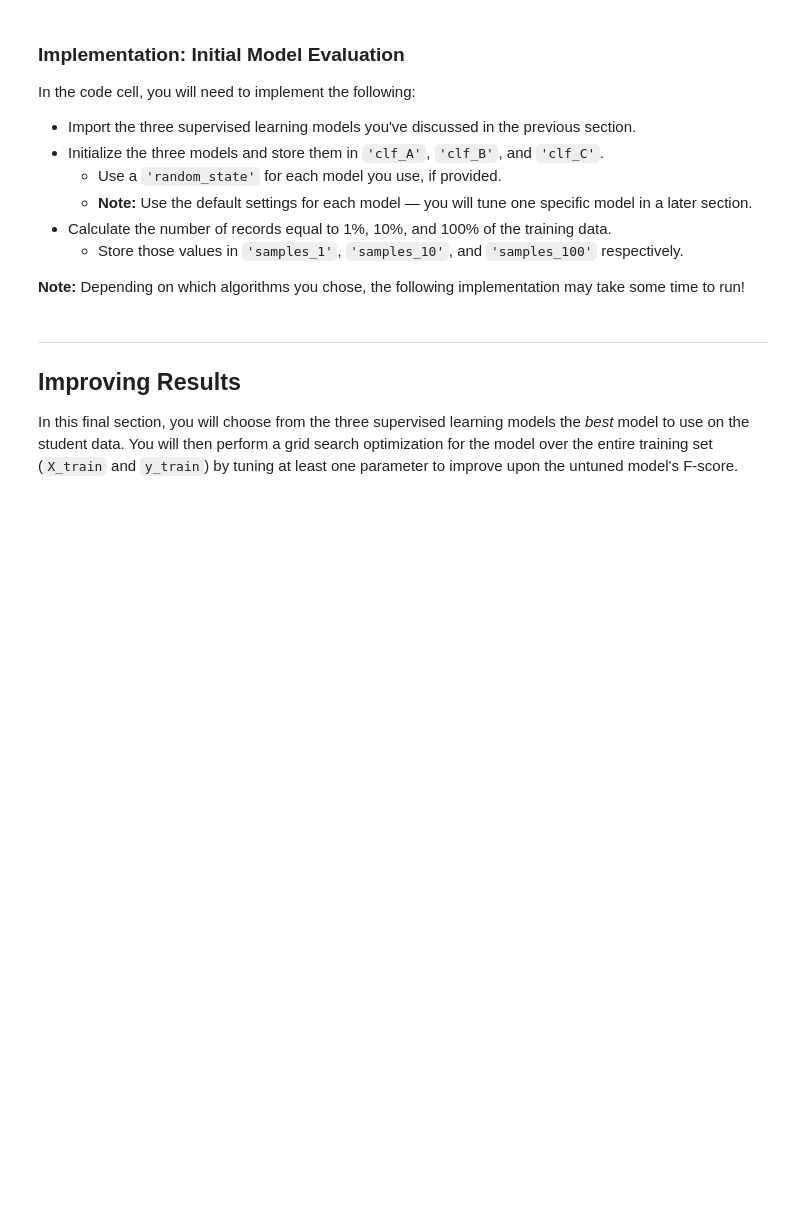
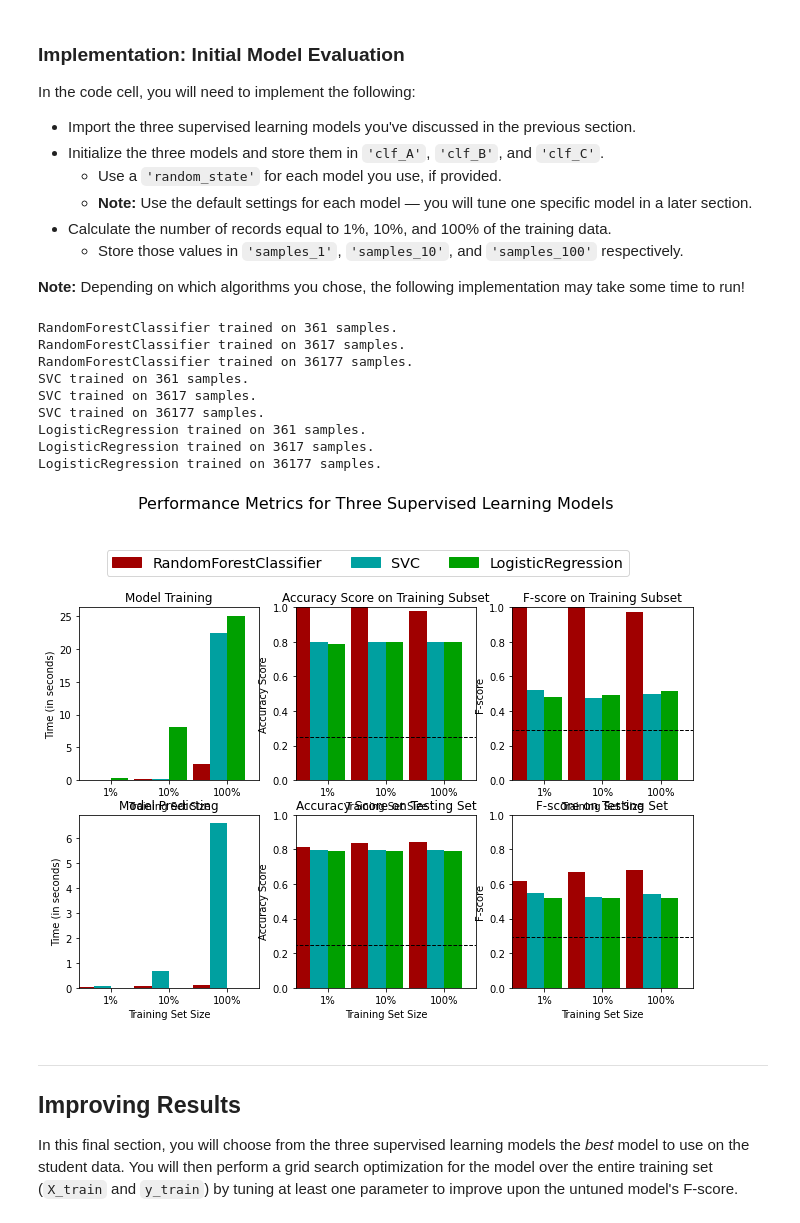
Before and after one commit to tfrum/frum-portfolio, a Jupyter notebook: assignments/ml-projects-udacity/supervised/finding_donors.ipynb, the cells around one changed output. Drawn from its saved outputs; the diff is of its cells as text; code cells hidden in the pictures; blank space fills up the shorter version.

```diff
--- a/assignments/ml-projects-udacity/supervised/finding_donors.ipynb
+++ b/assignments/ml-projects-udacity/supervised/finding_donors.ipynb
@@ -439,31 +439,42 @@ In the code cell, you will need to implement the following:
 **Note:** Depending on which algorithms you chose, the following implementation may take some time to run!
 # %%
 # TODO: Import the three supervised learning models from sklearn
+from sklearn.ensemble import RandomForestClassifier
+from sklearn.svm import SVC
+from sklearn.linear_model import LogisticRegression
 
 # TODO: Initialize the three models
-clf_A = None
-clf_B = None
-clf_C = None
+clf_A = RandomForestClassifier(random_state=0)
+clf_B = SVC(random_state=0)
+# It was necessary to go really big on iterations here and change out the solver to avoid convergence errors
+clf_C = LogisticRegression(random_state=0, solver='saga', max_iter=100000)
 
 # TODO: Calculate the number of samples for 1%, 10%, and 100% of the training data
-# HINT: samples_100 is the entire training set i.e. len(y_train)
-# HINT: samples_10 is 10% of samples_100 (ensure to set the count of the values to be `int` and not `float`)
-# HINT: samples_1 is 1% of samples_100 (ensure to set the count of the values to be `int` and not `float`)
-samples_100 = None
-samples_10 = None
-samples_1 = None
+samples_100 = len(y_train)
+samples_10 = int(0.1 * samples_100)
+samples_1 = int(0.01 * samples_100)
 
 # Collect results on the learners
 results = {}
 for clf in [clf_A, clf_B, clf_C]:
     clf_name = clf.__class__.__name__
     results[clf_name] = {}
     for i, samples in enumerate([samples_1, samples_10, samples_100]):
-        results[clf_name][i] = \
-        train_predict(clf, samples, X_train, y_train, X_test, y_test)
+        results[clf_name][i] = train_predict(clf, samples, X_train, y_train, X_test, y_test)
 
 # Run metrics visualization for the three supervised learning models chosen
 vs.evaluate(results, accuracy, fscore)
+# %% [output]
+RandomForestClassifier trained on 361 samples.
+RandomForestClassifier trained on 3617 samples.
+RandomForestClassifier trained on 36177 samples.
+SVC trained on 361 samples.
+SVC trained on 3617 samples.
+SVC trained on 36177 samples.
+LogisticRegression trained on 361 samples.
+LogisticRegression trained on 3617 samples.
+LogisticRegression trained on 36177 samples.
+[figure, added]
 # %% [markdown]
 ----
 ## Improving Results
```
Also changed, not shown: parts of 20 cells of this notebook, 1 other file.
